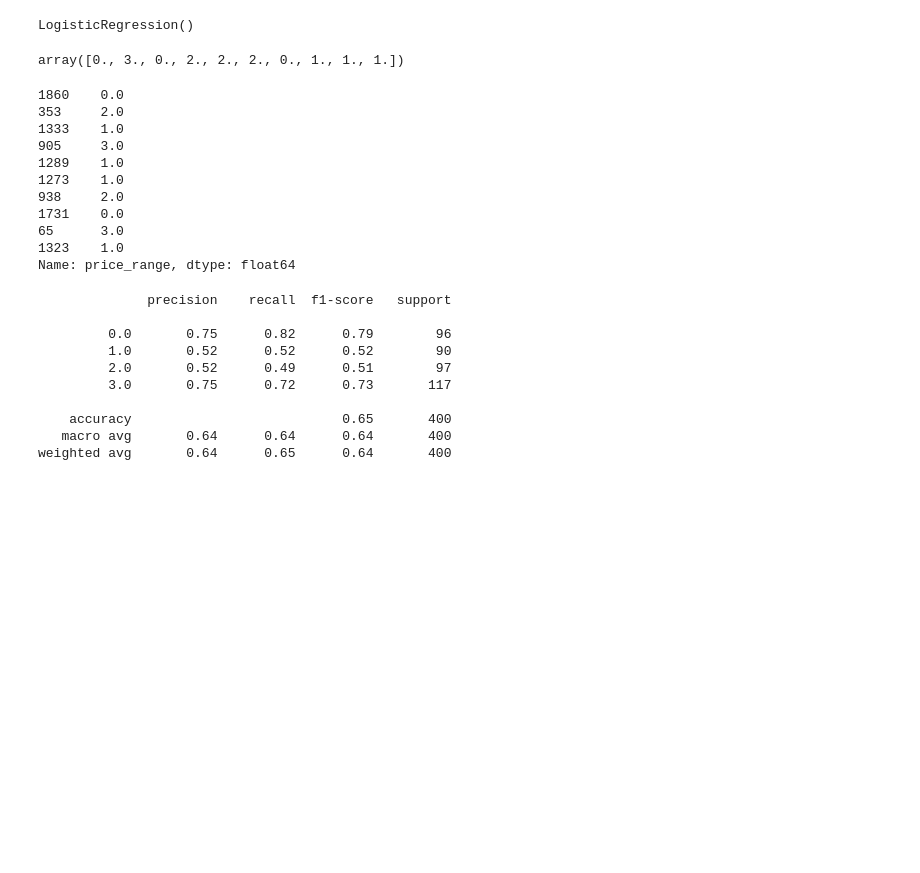
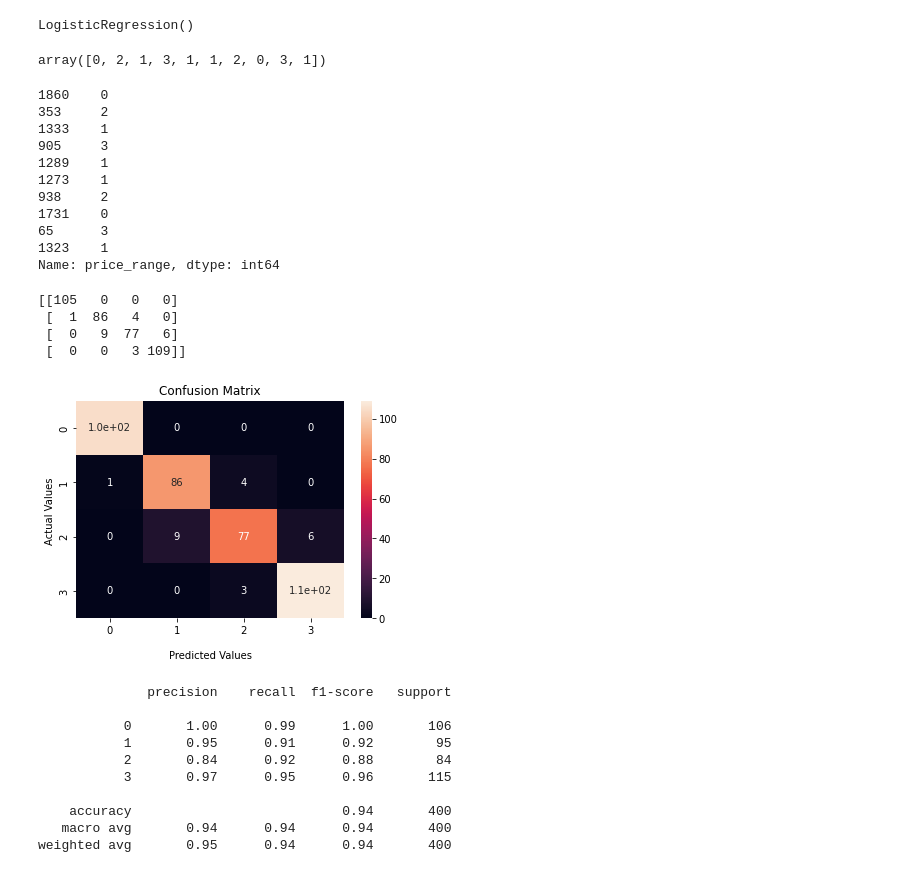
Before and after one commit to charann90/Mobile-Price-Range-Prediction, a Jupyter notebook: Mobile_price_Range_Prediction.ipynb, the cells around one changed output. Cells and saved outputs as stored; diff of their text form; code cells hidden in the pictures; blank space fills up the shorter version.

```diff
--- a/Mobile_price_Range_Prediction.ipynb
+++ b/Mobile_price_Range_Prediction.ipynb
@@ -226,8 +251,17 @@ sns.boxplot(y=df['price_range'], x = df['three_g'])
 # %%
 y=df['price_range']
 x=df.drop(['price_range'],axis=1)
+# %%
+from sklearn.preprocessing import MinMaxScaler
+scaler = MinMaxScaler()
+X_scaled = scaler.fit_transform(x)
 # %%
-x_train,x_test,y_train,y_test= train_test_split(x,y, test_size=0.2,random_state=42)
+x_train,x_test,y_train,y_test= train_test_split(X_scaled,y, test_size=0.2,random_state=42)
+
+#scaler = MinMaxScaler()
+#scale=scaler.fit(x_train)
+#x_train=scale.transform(x_train)
+#y_test=scale.transform(x_test)
 # %%
 x_train.shape
 # %% [output]
@@ -257,33 +291,57 @@ y_pred=clf.predict(x_test)
 # %%
 y_pred[:10]
 # %% [output]
-array([0., 3., 0., 2., 2., 2., 0., 1., 1., 1.])
+array([0, 2, 1, 3, 1, 1, 2, 0, 3, 1])
 # %%
 y_test[:10]
 # %% [output]
-1860    0.0
-353     2.0
-1333    1.0
-905     3.0
-1289    1.0
-1273    1.0
-938     2.0
-1731    0.0
-65      3.0
-1323    1.0
-Name: price_range, dtype: float64
+1860    0
+353     2
+1333    1
+905     3
+1289    1
+1273    1
+938     2
+1731    0
+65      3
+1323    1
+Name: price_range, dtype: int64
 # %%
 from sklearn.metrics import classification_report
+# %%
+#Generate the confusion matrix
+cf_matrix = confusion_matrix(y_test, y_pred)
+
+print(cf_matrix)
+
+ax = sns.heatmap(cf_matrix, annot=True)
+
+ax.set_title('Confusion Matrix');
+ax.set_xlabel('\nPredicted Values')
+ax.set_ylabel('Actual Values ');
+
+## Ticket labels - List must be in alphabetical order
+ax.xaxis.set_ticklabels([0,1,2,3])
+ax.yaxis.set_ticklabels([0,1,2,3])
+
+## Display the visualization of the Confusion Matrix.
+plt.show()
+# %% [output]
+[[105   0   0   0]
+ [  1  86   4   0]
+ [  0   9  77   6]
+ [  0   0   3 109]]
+[figure, added]
 # %%
 print(classification_report(y_pred,y_test))
 # %% [output]
               precision    recall  f1-score   support
 
-         0.0       0.75      0.82      0.79        96
-         1.0       0.52      0.52      0.52        90
-         2.0       0.52      0.49      0.51        97
-         3.0       0.75      0.72      0.73       117
+           0       1.00      0.99      1.00       106
+           1       0.95      0.91      0.92        95
+           2       0.84      0.92      0.88        84
+           3       0.97      0.95      0.96       115
 
-    accuracy                           0.65       400
-   macro avg       0.64      0.64      0.64       400
-weighted avg       0.64      0.65      0.64       400
+    accuracy                           0.94       400
+   macro avg       0.94      0.94      0.94       400
+weighted avg       0.95      0.94      0.94       400
```
Also changed, not shown: parts of 20 cells of this notebook.
